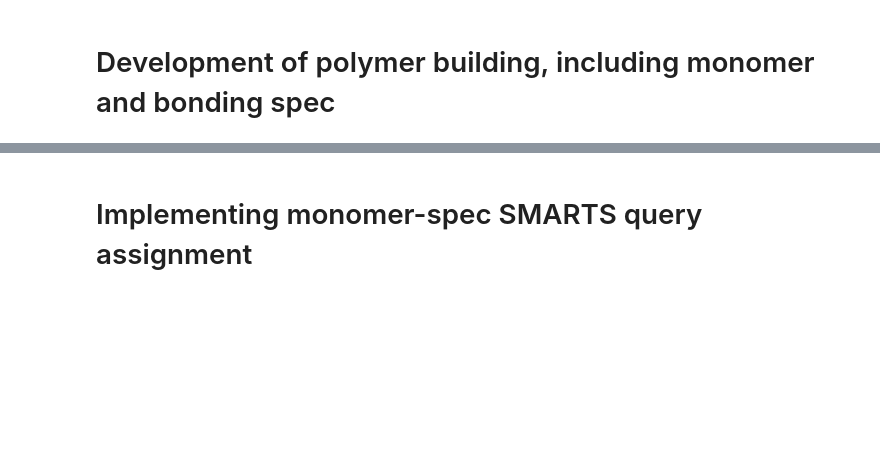
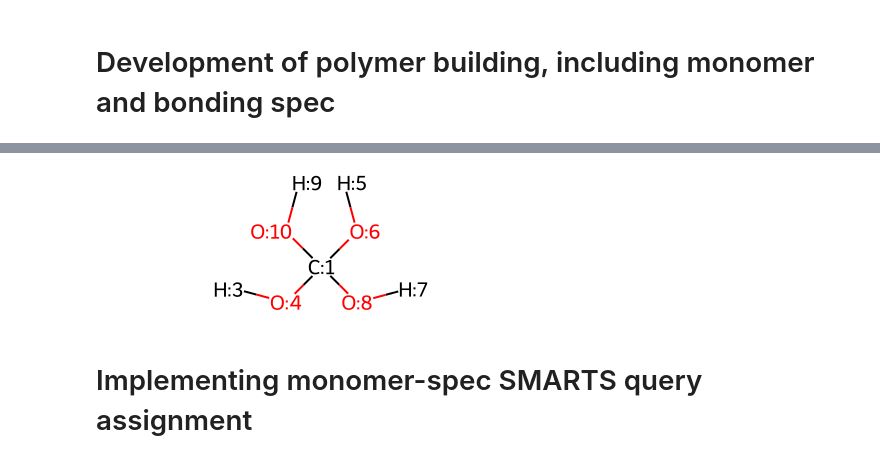
Before and after one commit to timbernat/polymer_workbench, a Jupyter notebook: polybuild_dev.ipynb, the cells around one changed output, grey strips where cells are left out. Cells and saved outputs as stored; diff of their text form; code cells hidden in the pictures; blank space fills up the shorter version.

```diff
--- a/polybuild_dev.ipynb
+++ b/polybuild_dev.ipynb
@@ -210,8 +80,0 @@ for bond in METHYL.GetBonds():
-# %%
-rdmol, sat_group = molwise.assign_contiguous_atom_map_nums(METHYL, OH, in_place=False) # VITAL that this is done first to ensure map
-combo = Chem.CombineMols(rdmol, sat_group)
-combo = Chem.RWMol(combo)
-
-ports = enumerate_fusable_ports(rdmol, sat_group, asAtoms=True)
-port_map_nums = [port.GetAtomMapNum() for port in ports[0]]
-port_atoms = [combo.GetAtomWithIdx(i) for i in molwise.atom_ids_by_map_nums(combo, *port_map_nums)]
@@ -218,3 +114,23 @@ port_atoms = [combo.GetAtomWithIdx(i) for i in molwise.atom_ids_by_map_nums(comb
+# %%
+def saturate_ports(rdmol : RDMol, cap : RDMol, editable : bool=False) -> None:
+    '''Takes an RDMol and another "cap" molecule and caps all valid ports on the target Mol with the cap group'''
+    target_flavor = portlib.get_single_port(cap).flavor # will raise exception if cap has anything other than 1 port
+
+    while portlib.get_num_ports(rdmol, target_flavor) > 0:
+        rdmol = bonding.combine_rdmols(rdmol, cap, editable=True)
+        atom_id_1, atom_id_2 = [
+            port.bridgehead.GetIdx()
+                for port in next(portlib.get_bondable_port_pairs_internal(portlib.get_ports(rdmol, target_flavor=target_flavor)))
+        ]
+        bonding.splice_atoms(rdmol, atom_id_1, atom_id_2, target_flavor=target_flavor, in_place=True)
+
+    if not editable:
+        return Chem.rdchem.Mol(rdmol) # revert to "regular" Mol from RWMol if shouldn't be editable
+    return rdmol
+# %%
+saturate_ports(METHYL_GENERIC, OH_GENERIC)
+# %% [output]
+[figure, added]
 # %% [markdown]
 # Implementing monomer-spec SMARTS query assignment
 # %%
```
Also changed, not shown: parts of 23 cells of this notebook.
